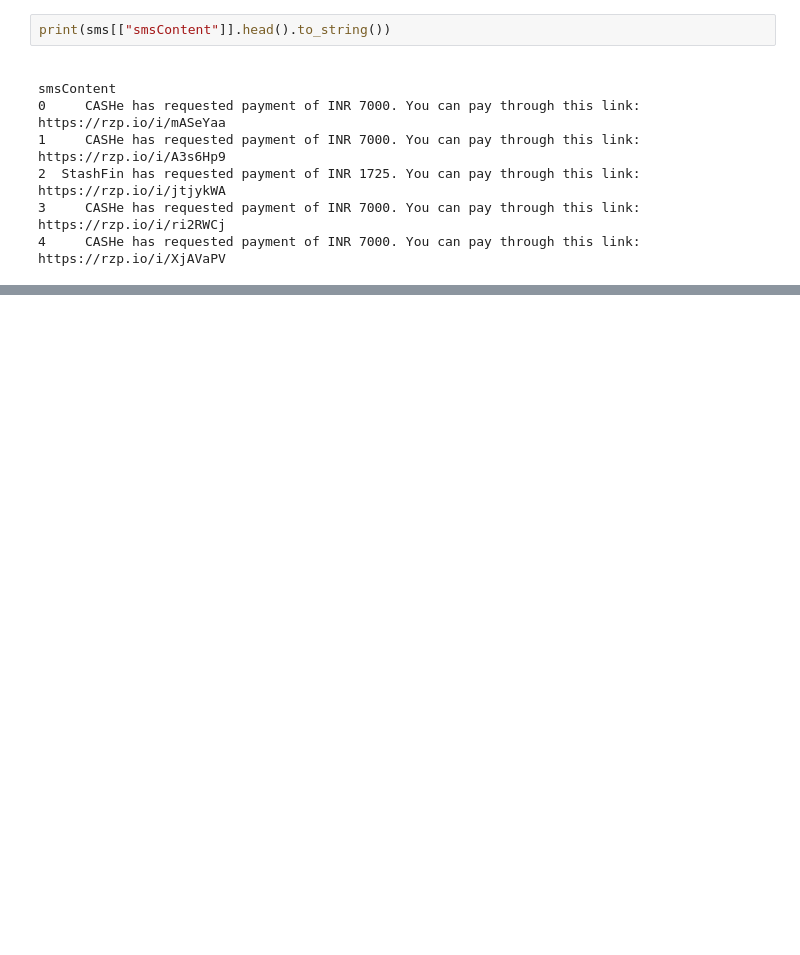
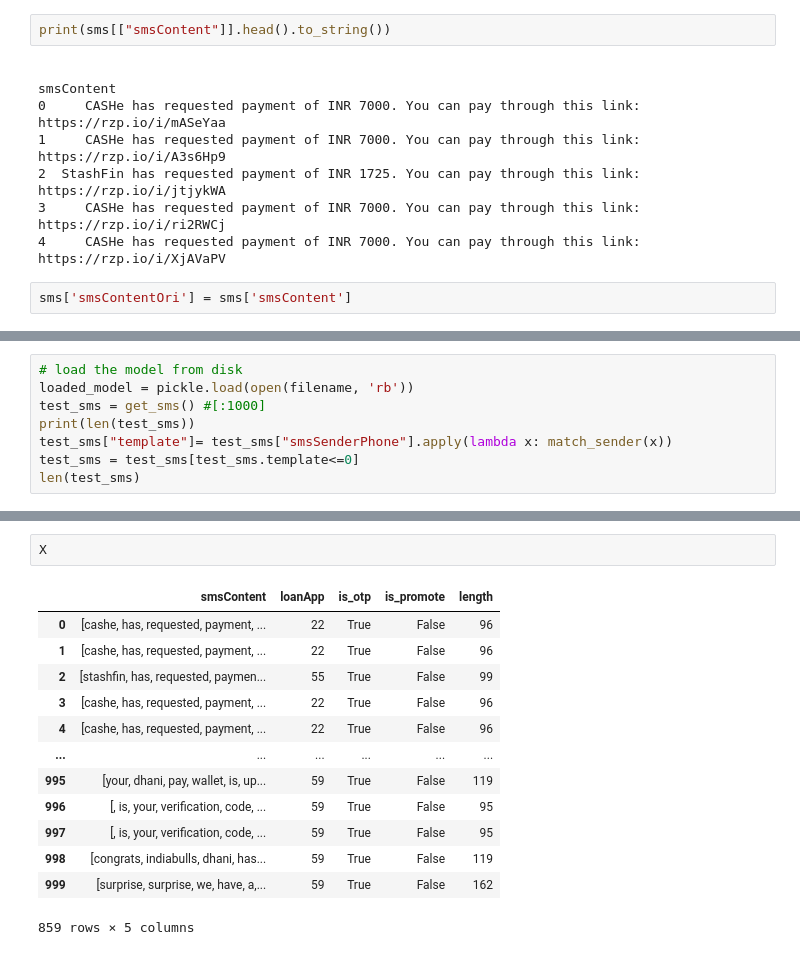
Before and after one commit to no7dw/MachineLearningTutorial, a Jupyter notebook: record.ipynb, the cells around one changed output, grey strips where cells are left out. Cells and saved outputs as stored; diff of their text form; blank space fills up the shorter version.

```diff
--- a/record.ipynb
+++ b/record.ipynb
@@ -2446,3 +2446,5 @@ print(sms[["smsContent"]].head().to_string())
 2  StashFin has requested payment of INR 1725. You can pay through this link: https://rzp.io/i/jtjykWA
 3     CASHe has requested payment of INR 7000. You can pay through this link: https://rzp.io/i/ri2RWCj
 4     CASHe has requested payment of INR 7000. You can pay through this link: https://rzp.io/i/XjAVaPV
+# %%
+sms['smsContentOri'] = sms['smsContent']
@@ -2519,0 +2670,8 @@ df_check[(df_check[y_col] != df_check['pred'] ) ].to_csv('./pred_diff.csv')
+# %%
+# load the model from disk
+loaded_model = pickle.load(open(filename, 'rb'))
+test_sms = get_sms() #[:1000]
+print(len(test_sms))
+test_sms["template"]= test_sms["smsSenderPhone"].apply(lambda x: match_sender(x))
+test_sms = test_sms[test_sms.template<=0]
+len(test_sms)
@@ -2519,0 +2705,16 @@ df_check[(df_check[y_col] != df_check['pred'] ) ].to_csv('./pred_diff.csv')
+# %%
+X
+# %% [output]
+|  | smsContent | loanApp | is_otp | is_promote | length |
+| 0 | [cashe, has, requested, payment, ... | 22 | True | False | 96 |
+| 1 | [cashe, has, requested, payment, ... | 22 | True | False | 96 |
+| 2 | [stashfin, has, requested, paymen... | 55 | True | False | 99 |
+| 3 | [cashe, has, requested, payment, ... | 22 | True | False | 96 |
+| 4 | [cashe, has, requested, payment, ... | 22 | True | False | 96 |
+| ... | ... | ... | ... | ... | ... |
+| 995 | [your, dhani, pay, wallet, is, up... | 59 | True | False | 119 |
+| 996 | [, is, your, verification, code, ... | 59 | True | False | 95 |
+| 997 | [, is, your, verification, code, ... | 59 | True | False | 95 |
+| 998 | [congrats, indiabulls, dhani, has... | 59 | True | False | 119 |
+| 999 | [surprise, surprise, we, have, a,... | 59 | True | False | 162 |
+859 rows × 5 columns
```
Also changed, not shown: parts of 42 cells of this notebook.
